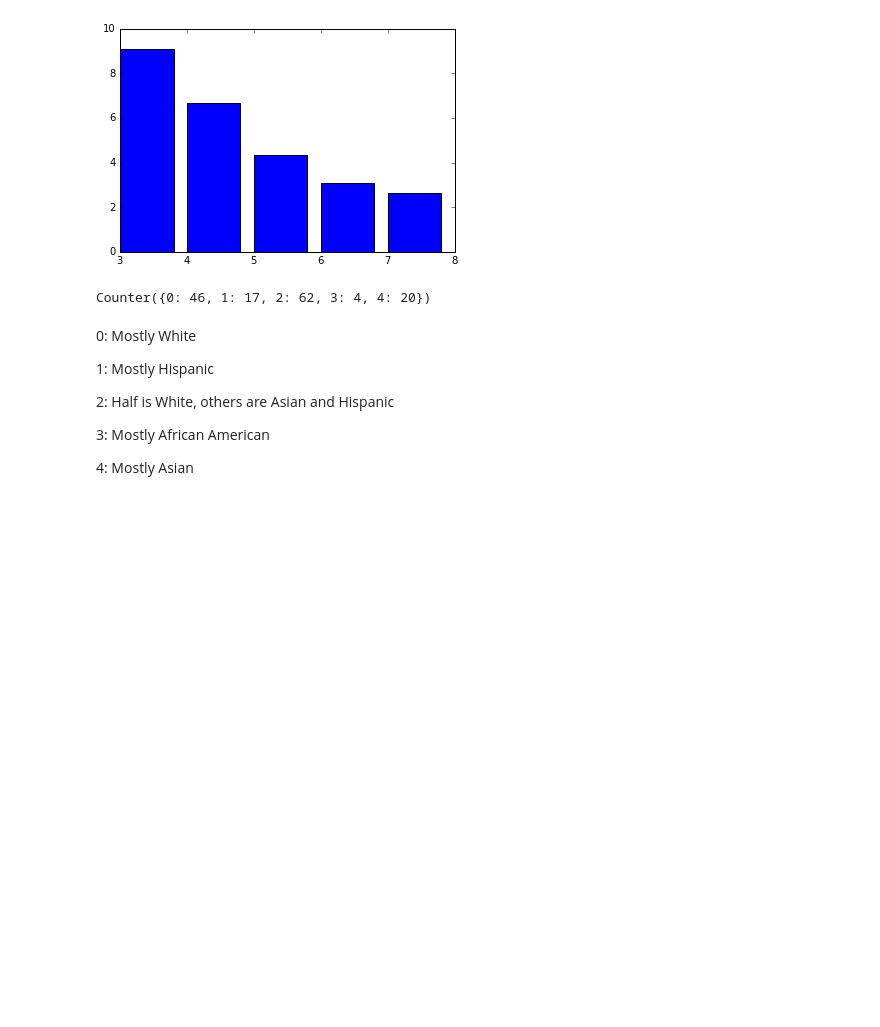
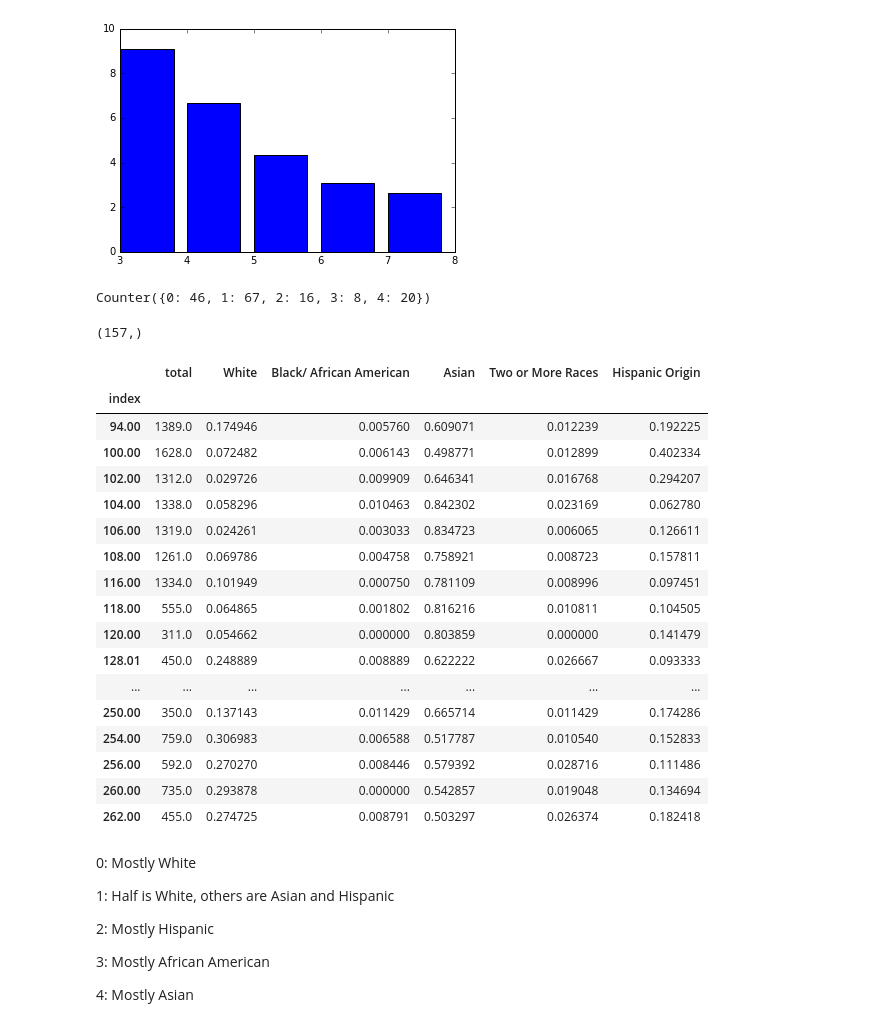
Before and after one commit to HaichaoWu/1001_project, a Jupyter notebook: Raochuan/notebook_Raochuan_Fan.ipynb, the cells around one changed output. Saved outputs shown, nothing was run; the diff lists cells and outputs as text; code cells hidden in the pictures; blank space fills up the shorter version.

Commit message:
fix bug of adding label

```diff
--- a/Raochuan/notebook_Raochuan_Fan.ipynb
+++ b/Raochuan/notebook_Raochuan_Fan.ipynb
@@ -220,7 +220,8 @@ vali_MRAE
 # %% [markdown]
 # Clustering by Race
 # %%
-race2010 = pd.read_csv('race2010.csv', index_col=0)
+#race2010 = pd.read_csv('race2010.csv', index_col=0)
+race2010 = race_2010
 race2000 = pd.read_csv('race2000.csv', index_col=0)
 # %%
 race2010 = race2010.ix[race2000.index]
@@ -310,13 +311,38 @@ label = kmeans.labels_
 from collections import Counter
 Counter(label)
 # %% [output]
-Counter({0: 46, 1: 17, 2: 62, 3: 4, 4: 20})
+Counter({0: 46, 1: 67, 2: 16, 3: 8, 4: 20})
+# %%
+label.shape
+# %% [output]
+(157,)
+# %%
+race2010[label==4]
+# %% [output]
+|  | total | White | Black/ African American | Asian | Two or More Races | Hispanic Origin |
+| index |  |  |  |  |  |  |
+| 94.00 | 1389.0 | 0.174946 | 0.005760 | 0.609071 | 0.012239 | 0.192225 |
+| 100.00 | 1628.0 | 0.072482 | 0.006143 | 0.498771 | 0.012899 | 0.402334 |
+| 102.00 | 1312.0 | 0.029726 | 0.009909 | 0.646341 | 0.016768 | 0.294207 |
+| 104.00 | 1338.0 | 0.058296 | 0.010463 | 0.842302 | 0.023169 | 0.062780 |
+| 106.00 | 1319.0 | 0.024261 | 0.003033 | 0.834723 | 0.006065 | 0.126611 |
+| 108.00 | 1261.0 | 0.069786 | 0.004758 | 0.758921 | 0.008723 | 0.157811 |
+| 116.00 | 1334.0 | 0.101949 | 0.000750 | 0.781109 | 0.008996 | 0.097451 |
+| 118.00 | 555.0 | 0.064865 | 0.001802 | 0.816216 | 0.010811 | 0.104505 |
+| 120.00 | 311.0 | 0.054662 | 0.000000 | 0.803859 | 0.000000 | 0.141479 |
+| 128.01 | 450.0 | 0.248889 | 0.008889 | 0.622222 | 0.026667 | 0.093333 |
+| ... | ... | ... | ... | ... | ... | ... |
+| 250.00 | 350.0 | 0.137143 | 0.011429 | 0.665714 | 0.011429 | 0.174286 |
+| 254.00 | 759.0 | 0.306983 | 0.006588 | 0.517787 | 0.010540 | 0.152833 |
+| 256.00 | 592.0 | 0.270270 | 0.008446 | 0.579392 | 0.028716 | 0.111486 |
+| 260.00 | 735.0 | 0.293878 | 0.000000 | 0.542857 | 0.019048 | 0.134694 |
+| 262.00 | 455.0 | 0.274725 | 0.008791 | 0.503297 | 0.026374 | 0.182418 |
 # %% [markdown]
 0: Mostly White
 
-1: Mostly Hispanic
+1: Half is White, others are Asian and Hispanic
 
-2: Half is White, others are Asian and Hispanic
+2: Mostly Hispanic
 
 3: Mostly African American
 
```
Also changed, not shown: parts of 2 cells of this notebook, 4 other files.
